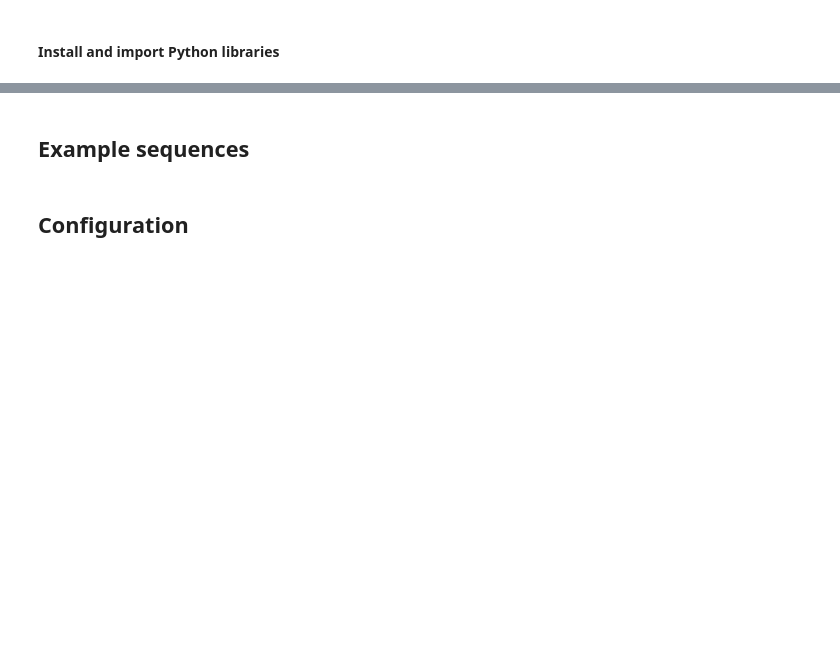
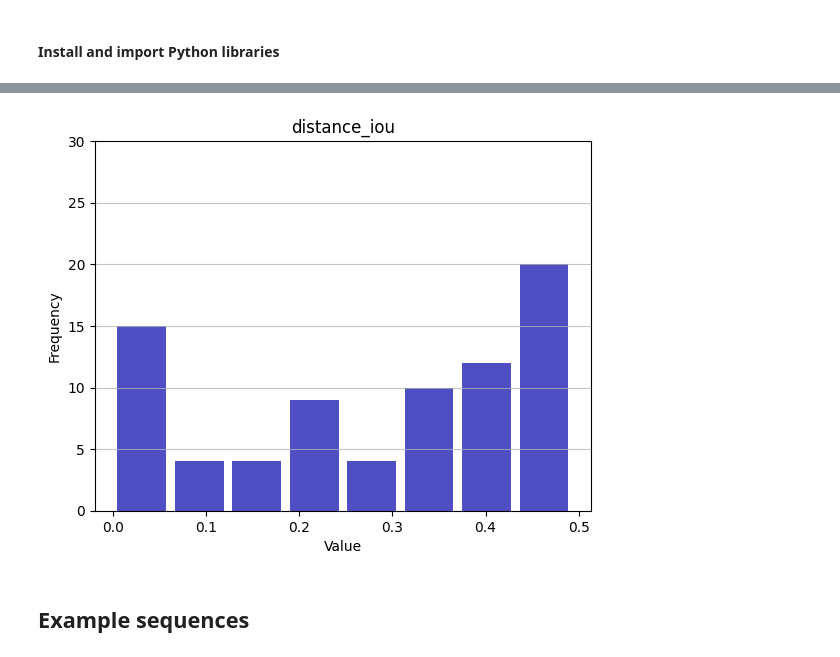
Before and after one commit to Kristobal-Khunta/multi-object-tracking, a Jupyter notebook: notebooks/0.3.0-mg-tracker-explain-linear-assign.ipynb, the cells around one changed output, grey strips where cells are left out. Cells and saved outputs as stored; diff of their text form; code cells hidden in the pictures; blank space fills up the shorter version.

```diff
--- a/notebooks/0.3.0-mg-tracker-explain-linear-assign.ipynb
+++ b/notebooks/0.3.0-mg-tracker-explain-linear-assign.ipynb
@@ -38,2 +443,6 @@ mm.lap.default_solver = 'lap'
+# %%
+plot_hist(distance_iou_list[0].ravel(),bins='auto',title = 'distance_iou')
+# %% [output]
+[figure, added]
 # %% [markdown]
 ## Example sequences
@@ -72,3 +448,0 @@ for seq in sequences:
-# %% [markdown]
-
-## Configuration
```
Also changed, not shown: parts of 53 cells of this notebook.
